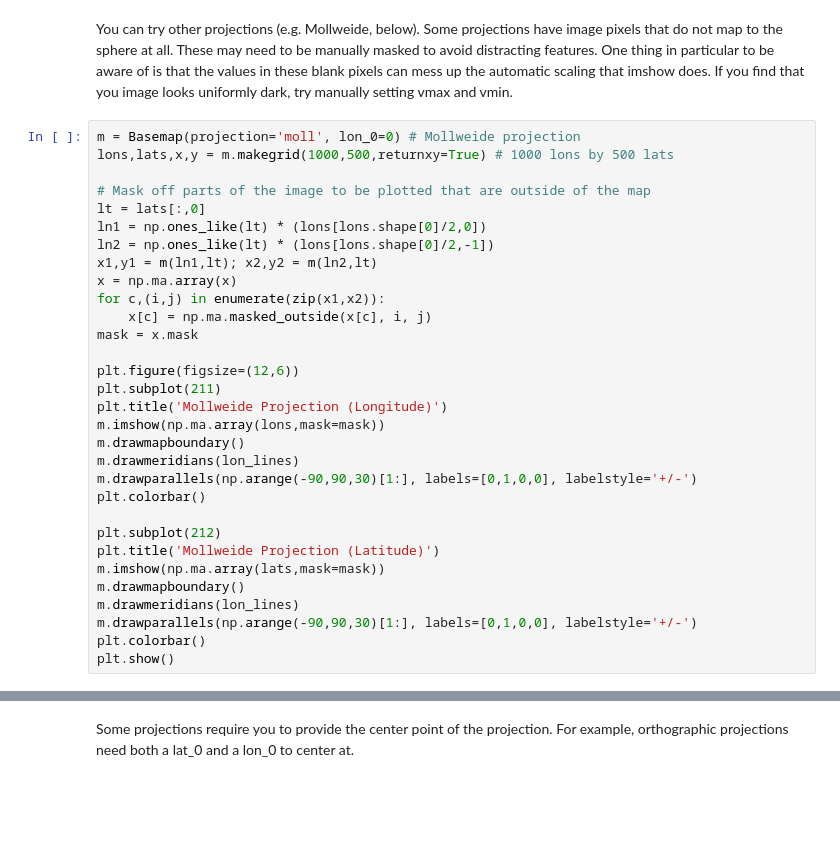
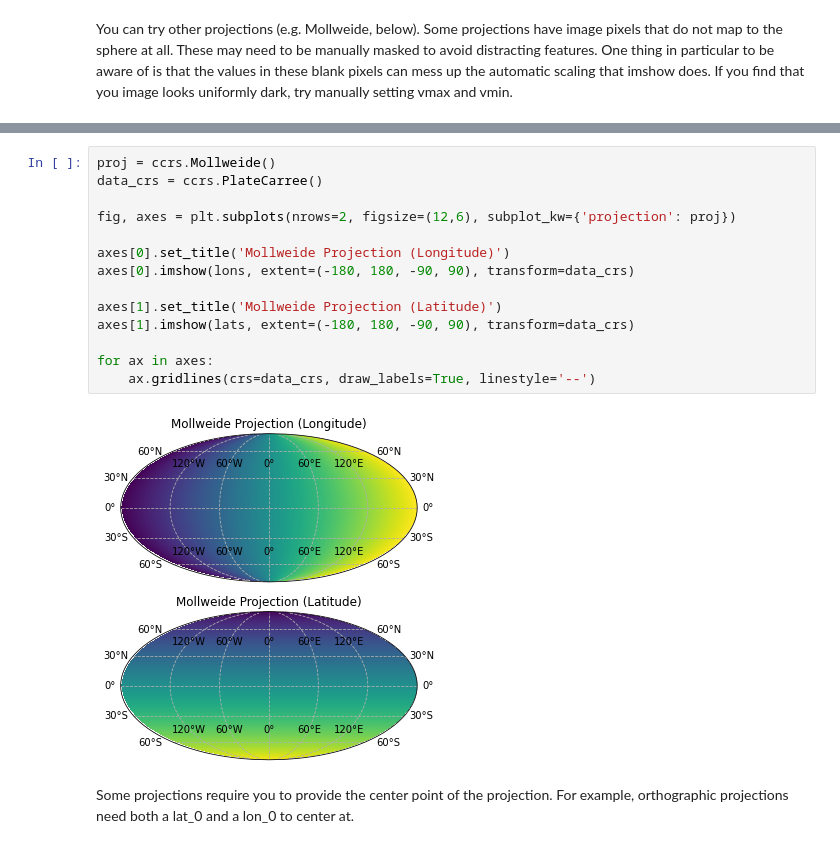
Before and after one commit to AaronParsons/ugradio, a Jupyter notebook: jupyter_tutorials/lab4/map_projections.ipynb, the cells around one changed output, grey strips where cells are left out. Drawn from its saved outputs; the diff is of its cells as text; blank space fills up the shorter version.

```diff
--- a/jupyter_tutorials/lab4/map_projections.ipynb
+++ b/jupyter_tutorials/lab4/map_projections.ipynb
@@ -81,34 +81,3 @@ do not map to the sphere at all.  These may need to be manually masked to avoid
 One thing in particular to be aware of is that the values in these blank pixels can mess up the
 automatic scaling that imshow does.  If you find that you image looks uniformly dark, try manually
 setting vmax and vmin.
-# %%
-m = Basemap(projection='moll', lon_0=0) # Mollweide projection
-lons,lats,x,y = m.makegrid(1000,500,returnxy=True) # 1000 lons by 500 lats
-
-# Mask off parts of the image to be plotted that are outside of the map
-lt = lats[:,0]
-ln1 = np.ones_like(lt) * (lons[lons.shape[0]/2,0])
-ln2 = np.ones_like(lt) * (lons[lons.shape[0]/2,-1])
-x1,y1 = m(ln1,lt); x2,y2 = m(ln2,lt)
-x = np.ma.array(x)
-for c,(i,j) in enumerate(zip(x1,x2)):
-    x[c] = np.ma.masked_outside(x[c], i, j)
-mask = x.mask
-
-plt.figure(figsize=(12,6))
-plt.subplot(211)
-plt.title('Mollweide Projection (Longitude)')
-m.imshow(np.ma.array(lons,mask=mask))
-m.drawmapboundary()
-m.drawmeridians(lon_lines)
-m.drawparallels(np.arange(-90,90,30)[1:], labels=[0,1,0,0], labelstyle='+/-')
-plt.colorbar()
-
-plt.subplot(212)
-plt.title('Mollweide Projection (Latitude)')
-m.imshow(np.ma.array(lats,mask=mask))
-m.drawmapboundary()
-m.drawmeridians(lon_lines)
-m.drawparallels(np.arange(-90,90,30)[1:], labels=[0,1,0,0], labelstyle='+/-')
-plt.colorbar()
-plt.show()
@@ -117,3 +84,19 @@ plt.show()
+# %%
+proj = ccrs.Mollweide()
+data_crs = ccrs.PlateCarree()
+
+fig, axes = plt.subplots(nrows=2, figsize=(12,6), subplot_kw={'projection': proj})
+
+axes[0].set_title('Mollweide Projection (Longitude)')
+axes[0].imshow(lons, extent=(-180, 180, -90, 90), transform=data_crs)
+
+axes[1].set_title('Mollweide Projection (Latitude)')
+axes[1].imshow(lats, extent=(-180, 180, -90, 90), transform=data_crs)
+
+for ax in axes:
+    ax.gridlines(crs=data_crs, draw_labels=True, linestyle='--')
+# %% [output]
+[figure, added]
 # %% [markdown]
 Some projections require you to provide the center point of the projection.  For example, orthographic projections
 need both a lat_0 and a lon_0 to center at.
```
Also changed, not shown: parts of 18 cells of this notebook.
